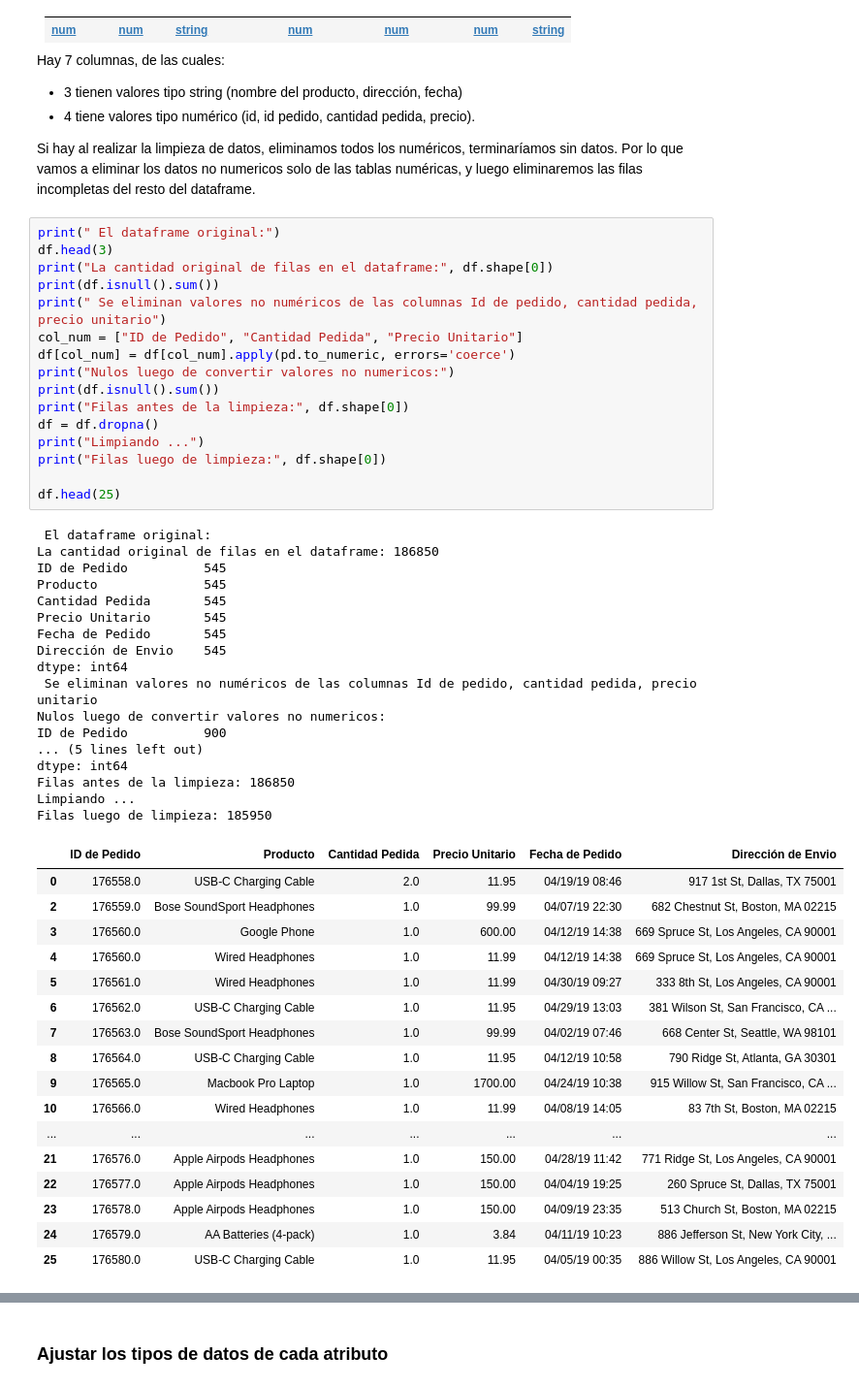
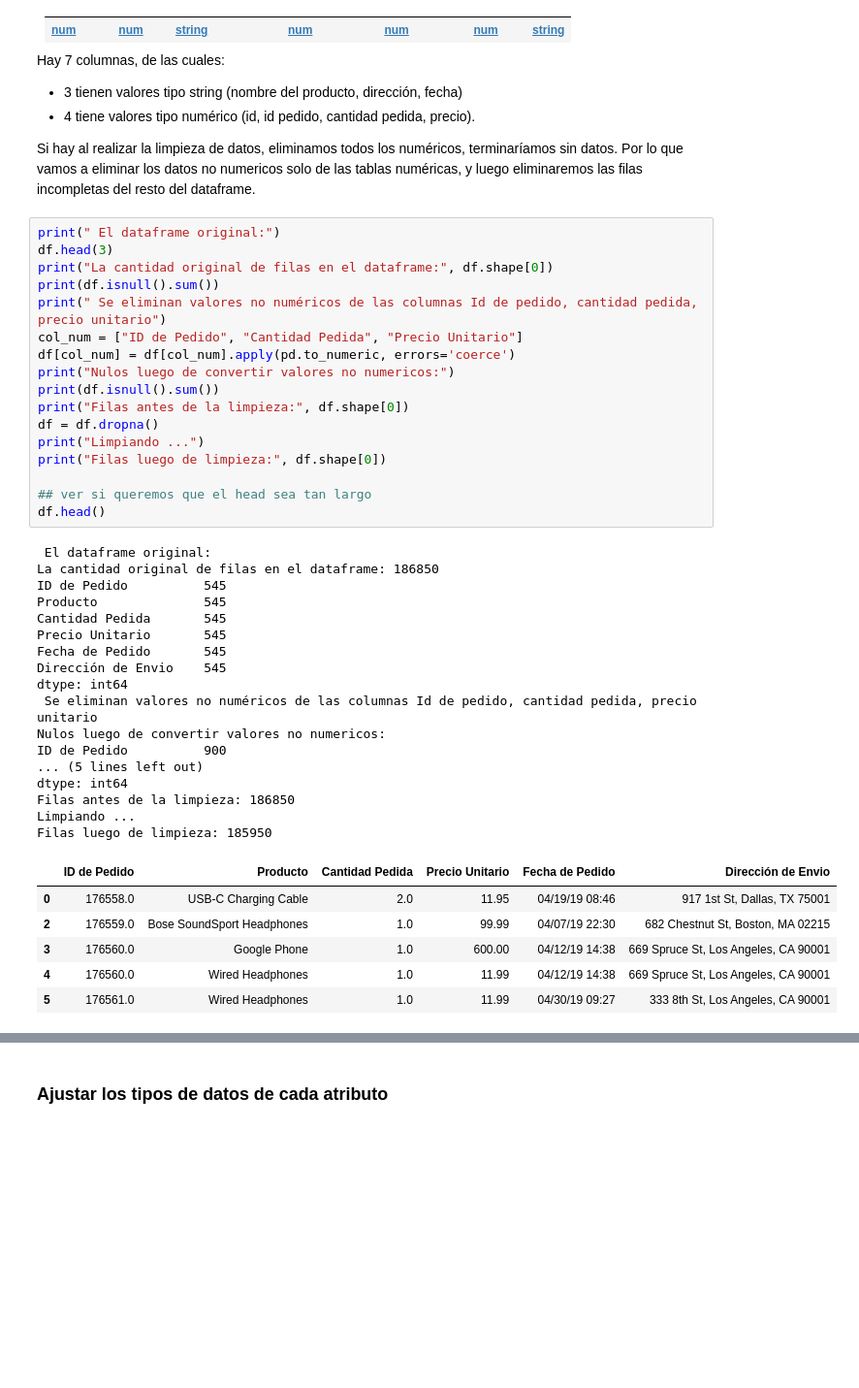
Before and after one commit to tanonibrenda/Laboratorio1, a Jupyter notebook: Laboratorio1_Grupo_Nro2.ipynb, the cells around one changed output, grey strips where cells are left out. Shown at 97% size. Saved outputs shown, nothing was run; the diff lists cells and outputs as text; blank space fills up the shorter version.

```diff
--- a/Laboratorio1_Grupo_Nro2.ipynb
+++ b/Laboratorio1_Grupo_Nro2.ipynb
@@ -135,42 +165,32 @@ print("Nulos luego de convertir valores no numericos:")
 print(df.isnull().sum())
 print("Filas antes de la limpieza:", df.shape[0])
 df = df.dropna()
 print("Limpiando ...")
 print("Filas luego de limpieza:", df.shape[0])
 
-df.head(25)
+## ver si queremos que el head sea tan largo
+df.head()
 # %% [output]
  El dataframe original:
 La cantidad original de filas en el dataframe: 186850
 ID de Pedido          545
 Producto              545
 Cantidad Pedida       545
 Precio Unitario       545
 Fecha de Pedido       545
 Dirección de Envio    545
 dtype: int64
  Se eliminan valores no numéricos de las columnas Id de pedido, cantidad pedida, precio unitario
 Nulos luego de convertir valores no numericos:
 ID de Pedido          900
 ... (5 lines left out)
 dtype: int64
 Filas antes de la limpieza: 186850
 Limpiando ...
 Filas luego de limpieza: 185950
 |  | ID de Pedido | Producto | Cantidad Pedida | Precio Unitario | Fecha de Pedido | Dirección de Envio |
 | 0 | 176558.0 | USB-C Charging Cable | 2.0 | 11.95 | 04/19/19 08:46 | 917 1st St, Dallas, TX 75001 |
 | 2 | 176559.0 | Bose SoundSport Headphones | 1.0 | 99.99 | 04/07/19 22:30 | 682 Chestnut St, Boston, MA 02215 |
 | 3 | 176560.0 | Google Phone | 1.0 | 600.00 | 04/12/19 14:38 | 669 Spruce St, Los Angeles, CA 90001 |
 | 4 | 176560.0 | Wired Headphones | 1.0 | 11.99 | 04/12/19 14:38 | 669 Spruce St, Los Angeles, CA 90001 |
 | 5 | 176561.0 | Wired Headphones | 1.0 | 11.99 | 04/30/19 09:27 | 333 8th St, Los Angeles, CA 90001 |
-| 6 | 176562.0 | USB-C Charging Cable | 1.0 | 11.95 | 04/29/19 13:03 | 381 Wilson St, San Francisco, CA ... |
-| 7 | 176563.0 | Bose SoundSport Headphones | 1.0 | 99.99 | 04/02/19 07:46 | 668 Center St, Seattle, WA 98101 |
-| 8 | 176564.0 | USB-C Charging Cable | 1.0 | 11.95 | 04/12/19 10:58 | 790 Ridge St, Atlanta, GA 30301 |
-| 9 | 176565.0 | Macbook Pro Laptop | 1.0 | 1700.00 | 04/24/19 10:38 | 915 Willow St, San Francisco, CA ... |
-| 10 | 176566.0 | Wired Headphones | 1.0 | 11.99 | 04/08/19 14:05 | 83 7th St, Boston, MA 02215 |
-| ... | ... | ... | ... | ... | ... | ... |
-| 21 | 176576.0 | Apple Airpods Headphones | 1.0 | 150.00 | 04/28/19 11:42 | 771 Ridge St, Los Angeles, CA 90001 |
-| 22 | 176577.0 | Apple Airpods Headphones | 1.0 | 150.00 | 04/04/19 19:25 | 260 Spruce St, Dallas, TX 75001 |
-| 23 | 176578.0 | Apple Airpods Headphones | 1.0 | 150.00 | 04/09/19 23:35 | 513 Church St, Boston, MA 02215 |
-| 24 | 176579.0 | AA Batteries (4-pack) | 1.0 | 3.84 | 04/11/19 10:23 | 886 Jefferson St, New York City, ... |
-| 25 | 176580.0 | USB-C Charging Cable | 1.0 | 11.95 | 04/05/19 00:35 | 886 Willow St, Los Angeles, CA 90001 |
```
Also changed, not shown: parts of 85 cells of this notebook, 4 other files.
